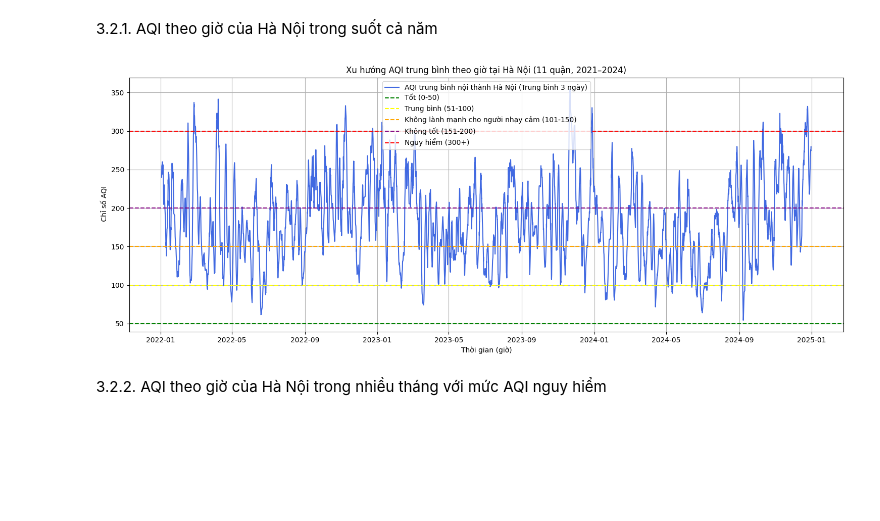
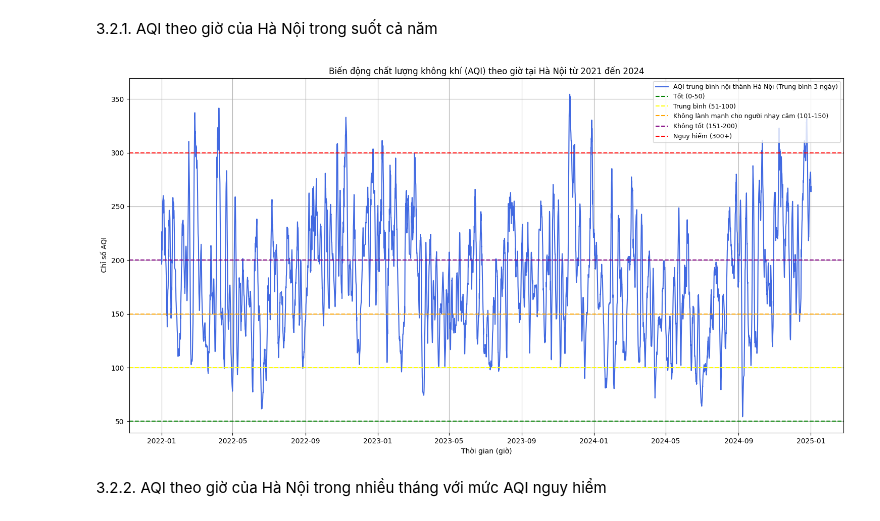
Before and after one commit to HoangHumg1210/Air_Quality-Analysis_HN, a Jupyter notebook: data/Exploratory Data Analysis.ipynb, the cells around one changed output. Drawn from its saved outputs; the diff is of its cells as text; code cells hidden in the pictures; blank space fills up the shorter version.

```diff
--- a/data/Exploratory Data Analysis.ipynb
+++ b/data/Exploratory Data Analysis.ipynb
@@ -15,6 +13,5 @@ import plotly.express as px
 df = pd.read_csv('Data_Cleaned.csv')
 # %%
-df['Local Time'] = pd.to_datetime(df['Local Time'])
 df.info()
 # %% [output]
 <class 'pandas.core.frame.DataFrame'>
@@ -56,23 +49,39 @@ out = df_mean.dropna(subset=["AQI_rolling"])
  3.2.1. AQI theo giờ của Hà Nội trong suốt cả năm
 # %%
 
+df["Local Time"] = pd.to_datetime(df["Local Time"], errors="coerce")
+df = df.dropna(subset=["Local Time"]).sort_values("Local Time")
 
-plt.figure(figsize=(15,6))
-plt.plot(out.index, out['AQI_rolling'], color='royalblue', linewidth=1.5, label='AQI trung bình nội thành Hà Nội (Trung bình 3 ngày)')
+
+df_mean = (
+    df.groupby("Local Time", as_index=False)["AQI"].mean()
+    .sort_values("Local Time")
+)
+
+
+df_mean["AQI_rolling"] = (
+    df_mean["AQI"].rolling(window=24*3, center=True, min_periods=24).mean()
+)
+out = df_mean.dropna(subset=["AQI_rolling"])
+
+
+
+plt.figure(figsize=(15,8))
+plt.plot(out['Local Time'], out['AQI_rolling'], color='royalblue', linewidth=1.5, label='AQI trung bình nội thành Hà Nội (Trung bình 3 ngày)')
 plt.axhline(50, color='green', linestyle='--', label='Tốt (0-50)')
 plt.axhline(100, color='yellow', linestyle='--', label='Trung bình (51-100)')
 plt.axhline(150, color='orange', linestyle='--', label='Không lành mạnh cho người nhạy cảm (101-150)')
 plt.axhline(200, color='purple', linestyle='--', label='Không tốt (151-200)')
 plt.axhline(300, color='red', linestyle='--', label='Nguy hiểm (300+)')
-plt.title("Xu hướng AQI trung bình theo giờ tại Hà Nội (11 quận, 2021–2024)")
+plt.title("Biến động chất lượng không khí (AQI) theo giờ tại Hà Nội từ 2021 đến 2024")
 plt.xlabel("Thời gian (giờ)")
 plt.ylabel(" Chỉ số AQI")
-plt.legend()
+plt.legend(loc="upper right", fontsize=9)
 plt.grid(True)
 plt.tight_layout()
 plt.show()
 # %% [output]
-[figure, old version]
+[figure, new version]
 # %% [markdown]
 3.2.2. AQI theo giờ của Hà Nội trong nhiều tháng với mức AQI nguy hiểm
 # %%
```
Also changed, not shown: parts of 11 cells of this notebook, 2 other files.
